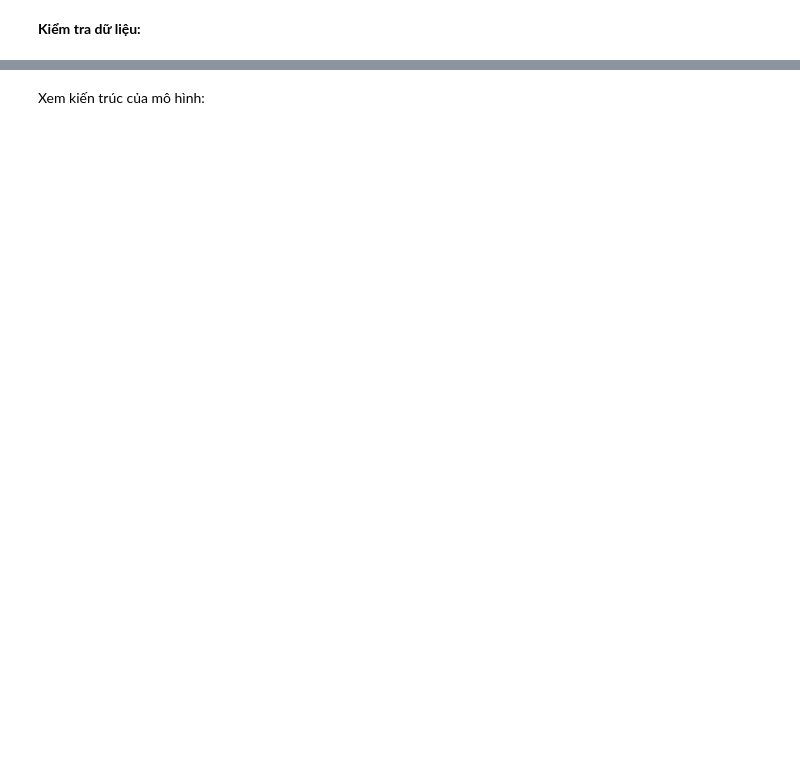
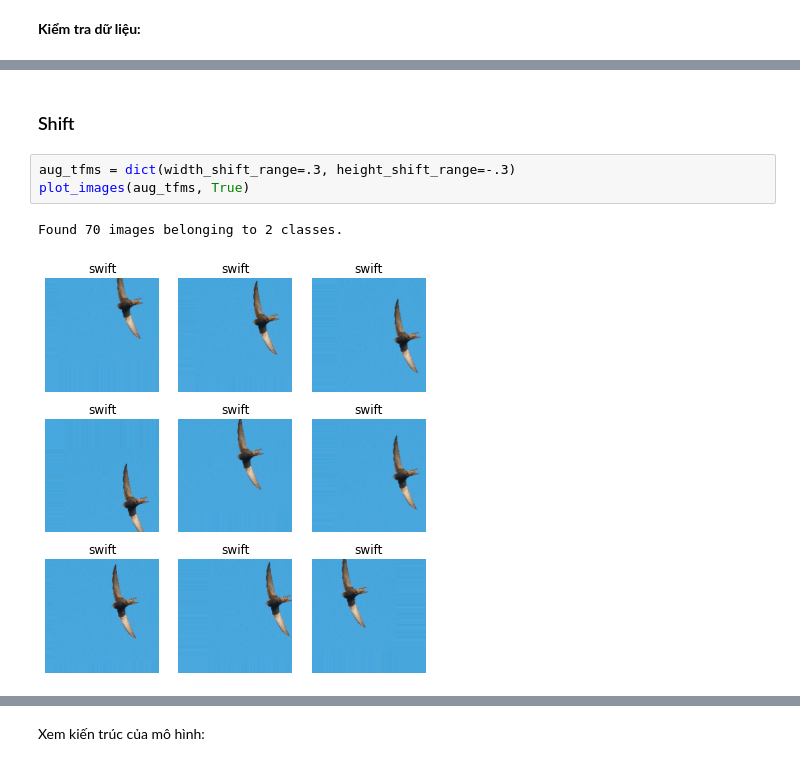
Before and after one commit to ddpham/swift_swallow_classification, a Jupyter notebook: nbs/keras_framework.ipynb, the cells around one changed output, grey strips where cells are left out. Drawn from its saved outputs; the diff is of its cells as text; blank space fills up the shorter version.

```diff
--- a/nbs/keras_framework.ipynb
+++ b/nbs/keras_framework.ipynb
@@ -92,0 +247,8 @@ for images, labels in train_ds.take(1):
+# %% [markdown]
+### Shift
+# %%
+aug_tfms = dict(width_shift_range=.3, height_shift_range=-.3)
+plot_images(aug_tfms, True)
+# %% [output]
+Found 70 images belonging to 2 classes.
+[figure, added]
```
Also changed, not shown: parts of 52 cells of this notebook.
